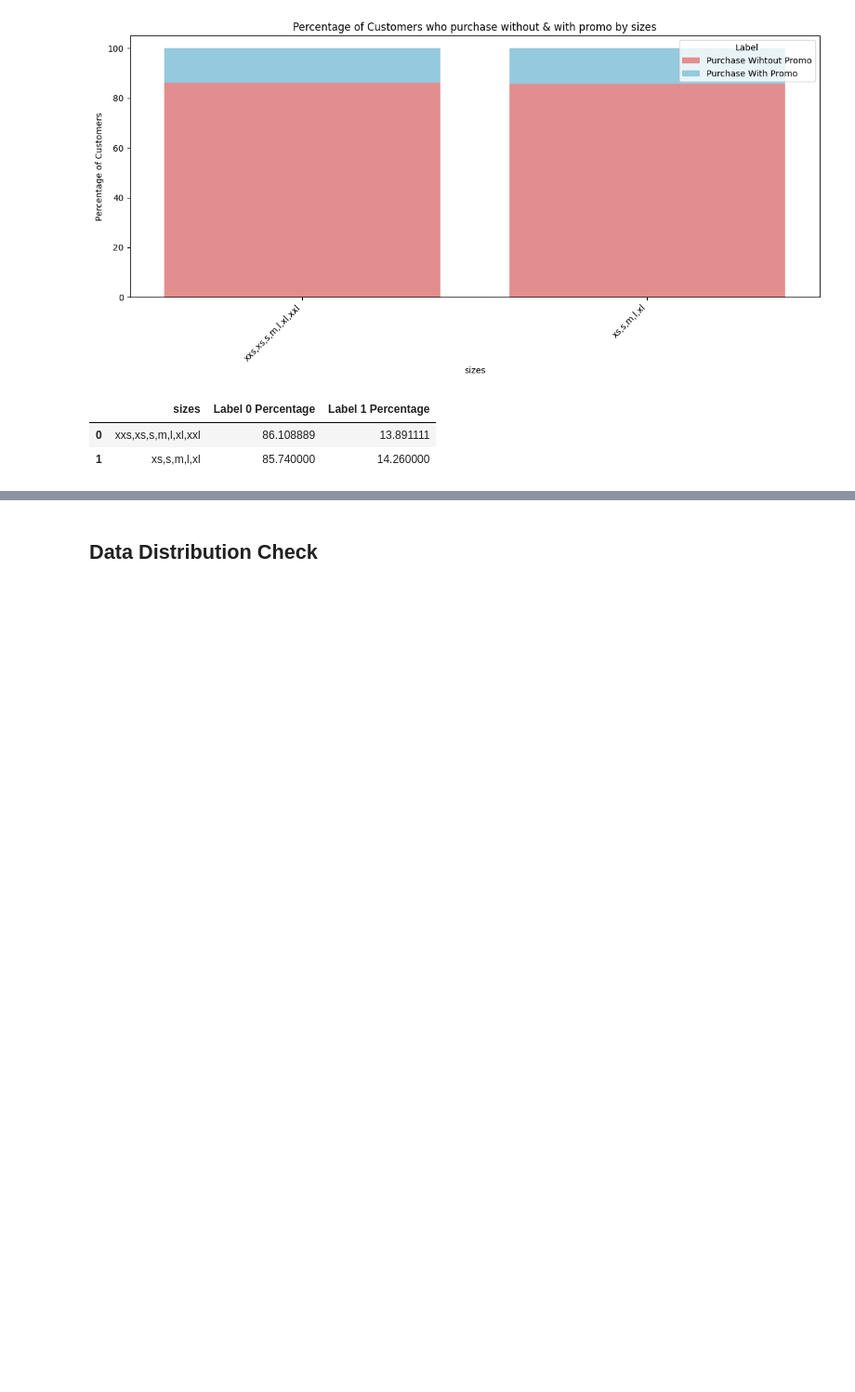
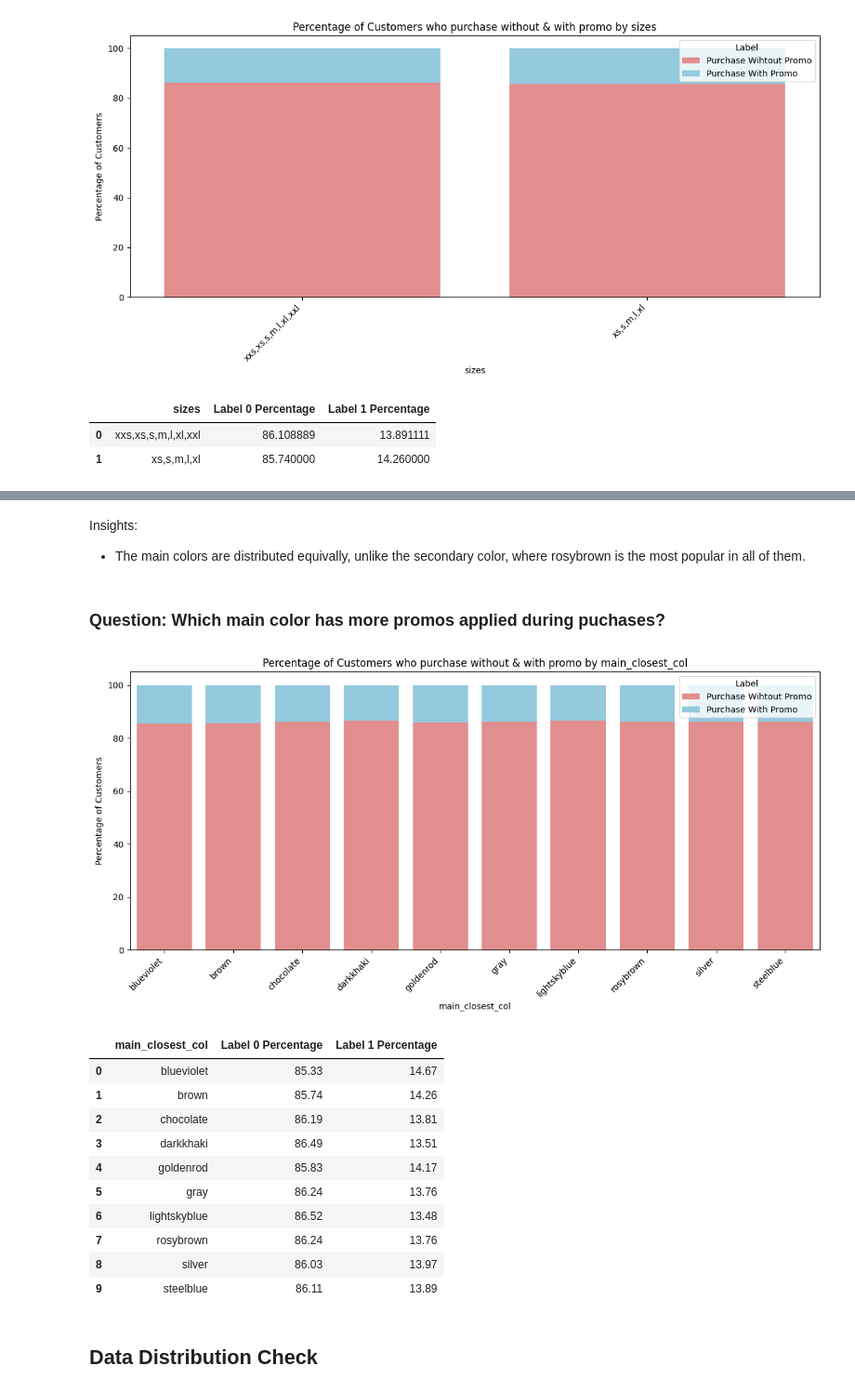
Before and after one commit to AhmedYousriSobhi/market_campain_imapct, a Jupyter notebook: nb_workspace/_1_data_raw_eda.ipynb, the cells around one changed output, grey strips where cells are left out. Shown at 93% size. Drawn from its saved outputs; the diff is of its cells as text; code cells hidden in the pictures; blank space fills up the shorter version.

```diff
--- a/nb_workspace/_1_data_raw_eda.ipynb
+++ b/nb_workspace/_1_data_raw_eda.ipynb
@@ -213,6 +216,26 @@ def plot_purchase_percentage(df:pd.DataFrame, target_col:str, feature_col:str, p
     plt.show()
 
     return label_data
+
+
+def closest_colour(requested_colour):
+    min_colours = {}
+    for key, name in webcolors.CSS3_HEX_TO_NAMES.items():
+        r_c, g_c, b_c = webcolors.hex_to_rgb(key)
+        rd = (r_c - requested_colour[0]) ** 2
+        gd = (g_c - requested_colour[1]) ** 2
+        bd = (b_c - requested_colour[2]) ** 2
+        min_colours[(rd + gd + bd)] = name
+    return min_colours[min(min_colours.keys())]
+
+
+def get_colour_name(requested_colour):
+    try:
+        closest_name = actual_name = webcolors.rgb_to_name(requested_colour)
+    except ValueError:
+        closest_name = closest_colour(requested_colour)
+        actual_name = None
+    return actual_name, closest_name
 # %% [markdown]
 # Loading Dataset
 # %%
@@ -529,3 +628,25 @@ df_purchase_percentage_sizes
+# %% [markdown]
+Insights:
+- The main colors are distributed equivally, unlike the secondary color, where rosybrown is the most popular in all of them.
+# %% [markdown]
+### Question: Which main color has more promos applied during puchases?
+# %%
+feature_col, target_col = 'main_closest_col', 'label'
+df_purchase_percentage_main_colour = plot_purchase_percentage(df, target_col, feature_col, False)
+df_purchase_percentage_main_colour
+# %% [output]
+[figure, added]
+|  | main_closest_col | Label 0 Percentage | Label 1 Percentage |
+| 0 | blueviolet | 85.33 | 14.67 |
+| 1 | brown | 85.74 | 14.26 |
+| 2 | chocolate | 86.19 | 13.81 |
+| 3 | darkkhaki | 86.49 | 13.51 |
+| 4 | goldenrod | 85.83 | 14.17 |
+| 5 | gray | 86.24 | 13.76 |
+| 6 | lightskyblue | 86.52 | 13.48 |
+| 7 | rosybrown | 86.24 | 13.76 |
+| 8 | silver | 86.03 | 13.97 |
+| 9 | steelblue | 86.11 | 13.89 |
 # %% [markdown]
 ## Data Distribution Check
 # %%
```
Also changed, not shown: parts of 10 cells of this notebook, 5 other files.
